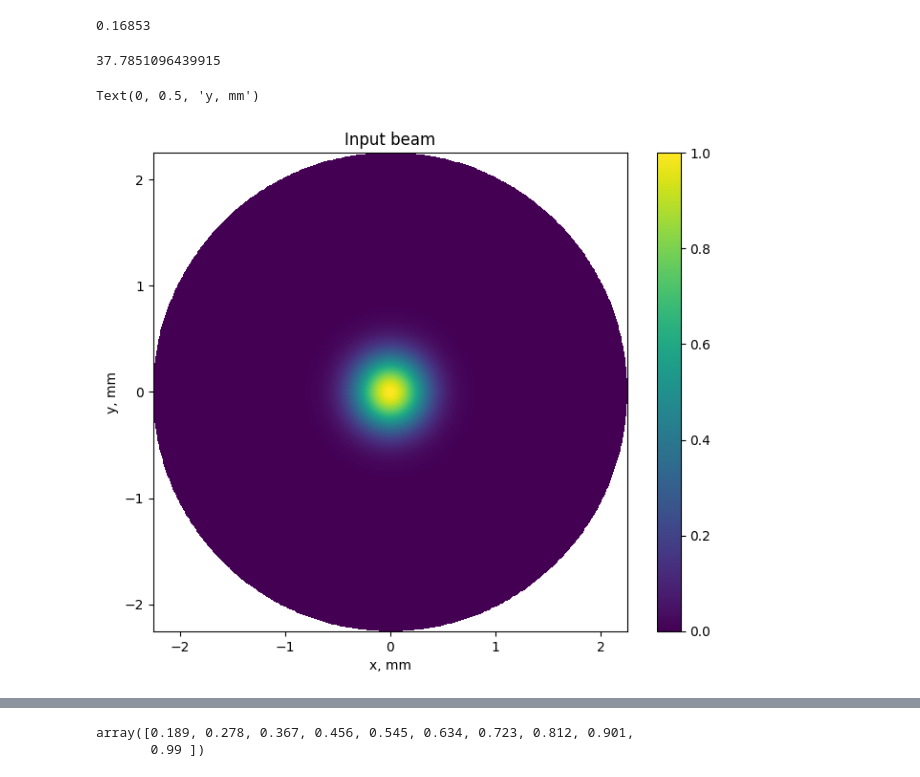
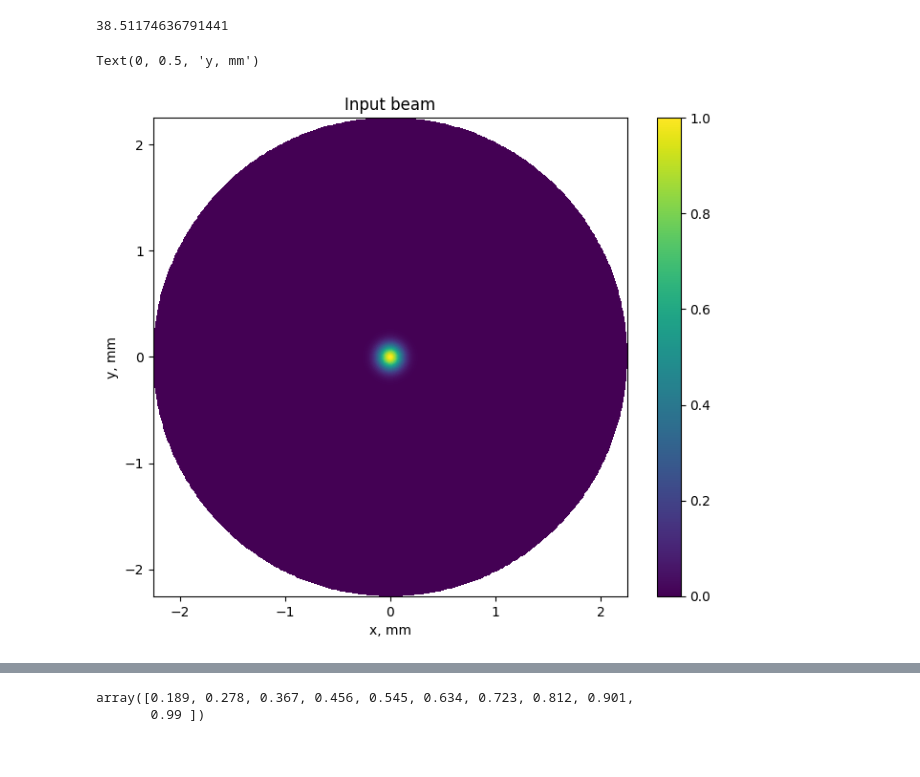
Before and after one commit to Dvnt3s/cavity-calc, a Jupyter notebook: resonator_eigmodes.ipynb, the cells around one changed output, grey strips where cells are left out. Saved outputs shown, nothing was run; the diff lists cells and outputs as text; code cells hidden in the pictures.

```diff
--- a/resonator_eigmodes.ipynb
+++ b/resonator_eigmodes.ipynb
@@ -6,10 +6,10 @@ from utils import *
 from scipy.integrate import simpson
 # %%
 # lmbda_1 = 474 * 1e-9
-lmbda_1 = 795 * 1e-9
+lmbda_1 = 780 * 1e-9
 # lmbda_1 = 948 * 1e-9
 
-r_1 = 1e3
+r_1 = 1e5
 r_2 = 230 * 1e-3
 
 a = 4.5 * 1e-3 / 2
@@ -23,58 +23,68 @@ R_1 = 0.9999
 R_2 = 0.9999
 
 l = 0.16853
-l
-# %% [output]
-0.16853
 # %%
 g_1 = g(l, r_1)
 g_2 = g(l, r_2)
 
 Frensel_n = N(a, l, lmbda_1)
 
-w2 = mirror_1(g_1, g_2, l, lmbda_1) * 3
+# Beam waist on the plane mirror
+w2 = mirror_1(g_1, g_2, l, lmbda_1)
+# Beam waist on the curved mirror
+w1 = mirror_2(g_1, g_2, l, lmbda_1)
+
 Frensel_n
 # %% [output]
-37.7851096439915
+38.51174636791441
 # %%
 # w = 0.5
+
+# TEM mode order
 n = 0
 m = 0
 
+# Points on grid
 dx_count = 500
+
+# Number of iterations
 iters = 500
+
+# Mirror tilt
 tilt_delta = 0
 d_r = l * tilt_delta / a
 
+# Radial coord for right mirror (curved)
 rho_2 = np.linspace(0, a, dx_count)
 phi_2 = np.linspace(0, 2.01*np.pi, dx_count)
-
-rho_m = np.linspace(0, a*100, dx_count)
-phi_m = np.linspace(0, 2.01*np.pi, dx_count)
-
 PHI_2, RHO_2 = np.meshgrid(phi_2, rho_2)
-PHI_M, RHO_M = np.meshgrid(phi_m, rho_m)
 x2 = RHO_2 * np.cos(PHI_2)
 y2 = RHO_2 * np.sin(PHI_2)
 
+# rho_m = np.linspace(0, a*100, dx_count)
+# phi_m = np.linspace(0, 2.01*np.pi, dx_count)
+# PHI_M, RHO_M = np.meshgrid(phi_m, rho_m)
 
+
+# Radial coord for left mirror (curved)
 rho_1 = np.linspace(0, a, dx_count)
 phi_1 = np.linspace(0, 2.01*np.pi, dx_count)
 
 RHO_1, PHI_1 = np.meshgrid(rho_1, phi_1)
 x1 = RHO_1 * np.cos(PHI_1)
 y1 = RHO_1 * np.sin(PHI_1)
 
 U = np.abs(LG_beam_far(RHO_2, PHI_2, w2, n, m))**2
+# U = np.angle(LG_beam_far(RHO_2, PHI_2, w2, n, m))
 
 plt.figure(figsize=(8, 6.5), dpi=100, facecolor='w', edgecolor='k')
 plt.pcolormesh(x2*1e3, y2*1e3, U)
 plt.colorbar()
 plt.title('Input beam')
 plt.xlabel('x, mm')
 plt.ylabel('y, mm')
 # %% [output]
 Text(0, 0.5, 'y, mm')
-[figure, old version]
+[figure, new version]
 # %%
 R_i_left = np.zeros((dx_count, iters+1), dtype=complex)
```
Also changed, not shown: parts of 11 cells of this notebook, 4 other files.
